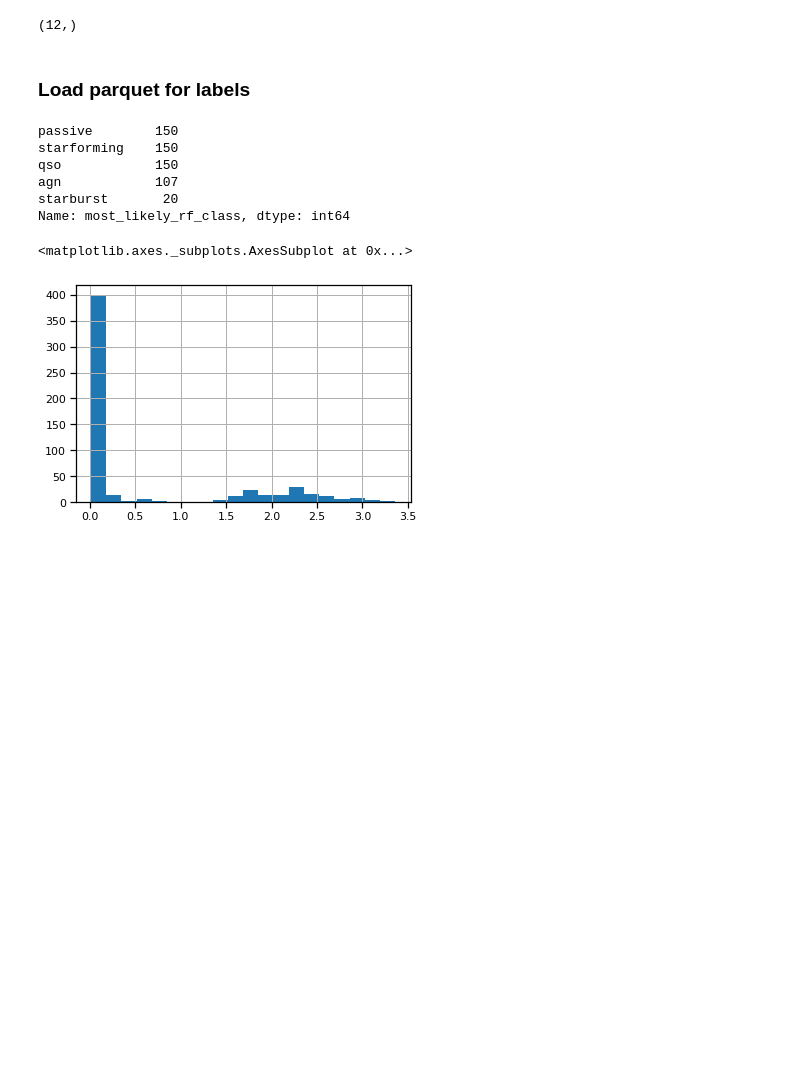
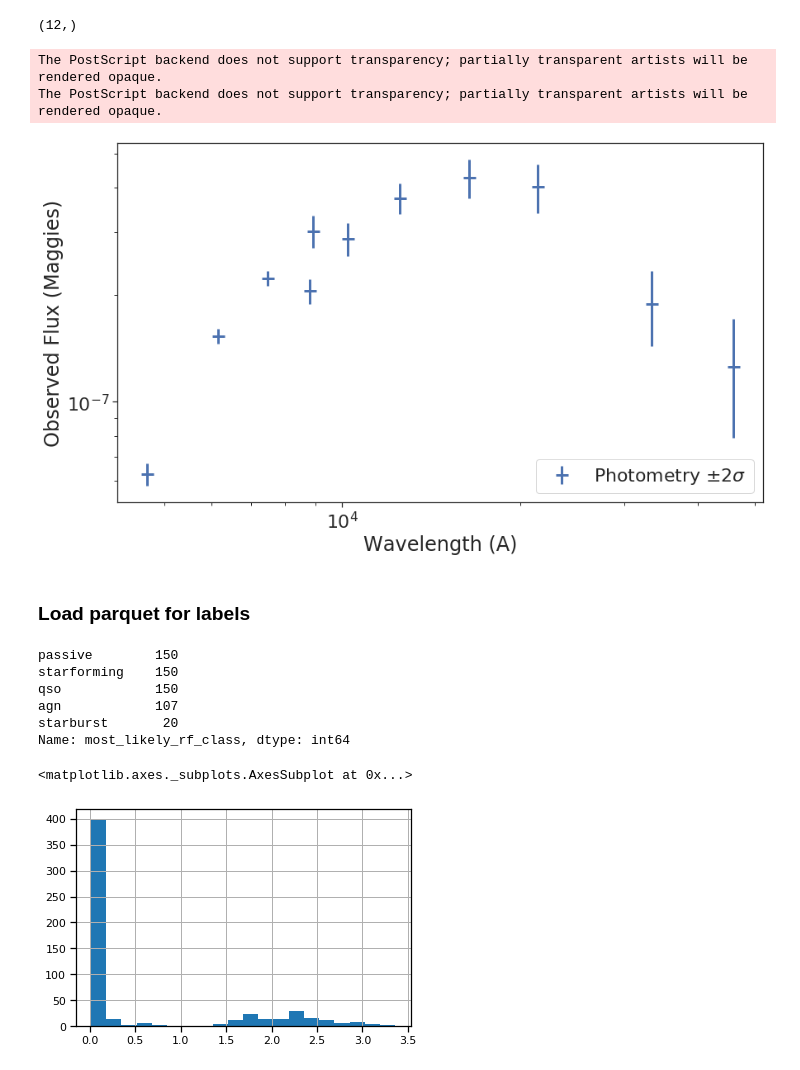
Before and after one commit to mwalmsley/agnfinder, a Jupyter notebook: notebooks/fitting_real_galaxies/results_on_uk_ir_selection.ipynb, the cells around one changed output. Cells and saved outputs as stored; diff of their text form; code cells hidden in the pictures; blank space fills up the shorter version.

```diff
--- a/notebooks/fitting_real_galaxies/results_on_uk_ir_selection.ipynb
+++ b/notebooks/fitting_real_galaxies/results_on_uk_ir_selection.ipynb
@@ -59,6 +63,30 @@ n_samples = galaxies[0]['samples'].shape[0]
 galaxies[0]['true_observations'].shape
 # %% [output]
 (12,)
+# %%
+sns.set_context('talk')
+sns.set(font_scale= 2.)
+sns.set_style('ticks')
+fig, ax = plt.subplots(figsize=(14, 8))
+galaxy = galaxies[362]
+ax.errorbar(wavelengths[1:], galaxy['true_observations'][1:], label=r'Photometry $\pm 2\sigma$', marker='+', linestyle='', linewidth=3., markersize=15., markeredgewidth=3., yerr=galaxy['uncertainty'][1:]*2)
+ax.set_yscale('log')
+ax.set_xscale('log')
+# for trace in sample_photometry[:250]:
+#     ax.scatter(wavelengths, trace, color='r', marker='+', alpha=0.02)
+ax.legend(loc=4)
+# ax.set_title('{} {}'.format(galaxy['rf_class'], galaxy['name']))
+ax.set_ylabel('Observed Flux (Maggies)')
+ax.set_xlabel('Wavelength (A)')
+# ax.xaxis.set_minor_locator(plt.MaxNLocator(20))
+# ax.yaxis.set_minor_locator(plt.MaxNLocator(20))
+fig.savefig('example_galaxy.eps')
+fig.savefig('example_galaxy.pdf')
+fig.savefig('example_galaxy.png')
+# %% [output]
+The PostScript backend does not support transparency; partially transparent artists will be rendered opaque.
+The PostScript backend does not support transparency; partially transparent artists will be rendered opaque.
+[figure, added]
 # %% [markdown]
 ### Load parquet for labels
 # %%
```
Also changed, not shown: parts of 2 cells of this notebook, 10 other files.
